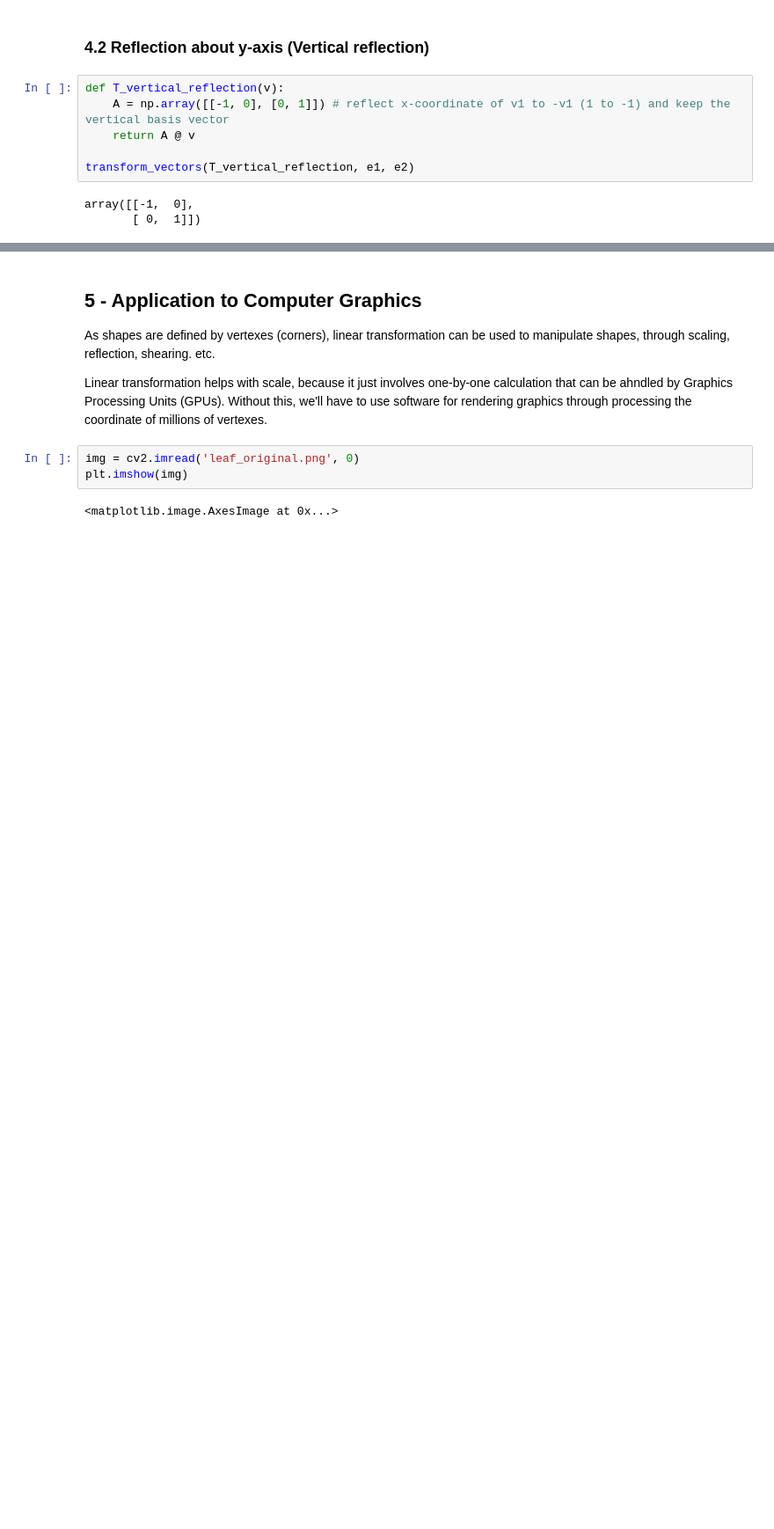
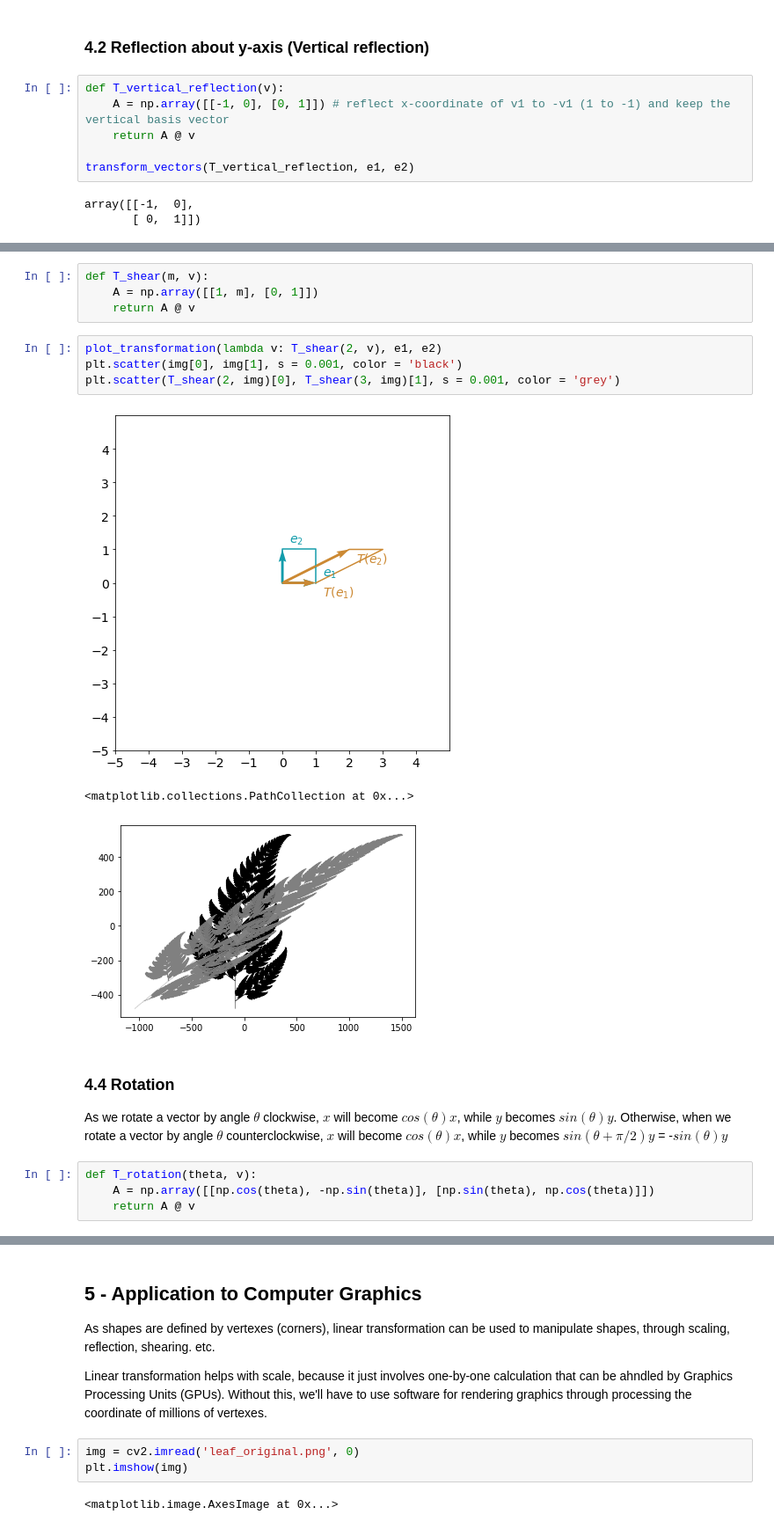
Before and after one commit to anbinh-bui/Linear-Algebra-DeepLearning.AI, a Jupyter notebook: Week 3-3.ipynb, the cells around one changed output, grey strips where cells are left out. Shown: that part at 88% size. Cells and saved outputs as stored; diff of their text form; blank space fills up the shorter version.

```diff
--- a/Week 3-3.ipynb
+++ b/Week 3-3.ipynb
@@ -153,0 +173,19 @@ plot_transformation(T_vertical_reflection, e1, e2)
+# %%
+def T_shear(m, v):
+    A = np.array([[1, m], [0, 1]])
+    return A @ v
+# %%
+plot_transformation(lambda v: T_shear(2, v), e1, e2)
+plt.scatter(img[0], img[1], s = 0.001, color = 'black')
+plt.scatter(T_shear(2, img)[0], T_shear(3, img)[1], s = 0.001, color = 'grey')
+# %% [output]
+[figure, added]
+<matplotlib.collections.PathCollection at 0x...>
+[figure, added]
+# %% [markdown]
+### 4.4 Rotation
+As we rotate a vector by angle $\theta$ clockwise, $x$ will become $cos(\theta)x$, while $y$ becomes $sin(\theta)y$. Otherwise, when we rotate a vector by angle $\theta$ counterclockwise, $x$ will become $cos(\theta)x$, while $y$ becomes $sin(\theta + \pi / 2)y$ = -$sin(\theta)y$
+# %%
+def T_rotation(theta, v):
+    A = np.array([[np.cos(theta), -np.sin(theta)], [np.sin(theta), np.cos(theta)]])
+    return A @ v
```
Also changed, not shown: parts of 11 cells of this notebook, 2 other files.
